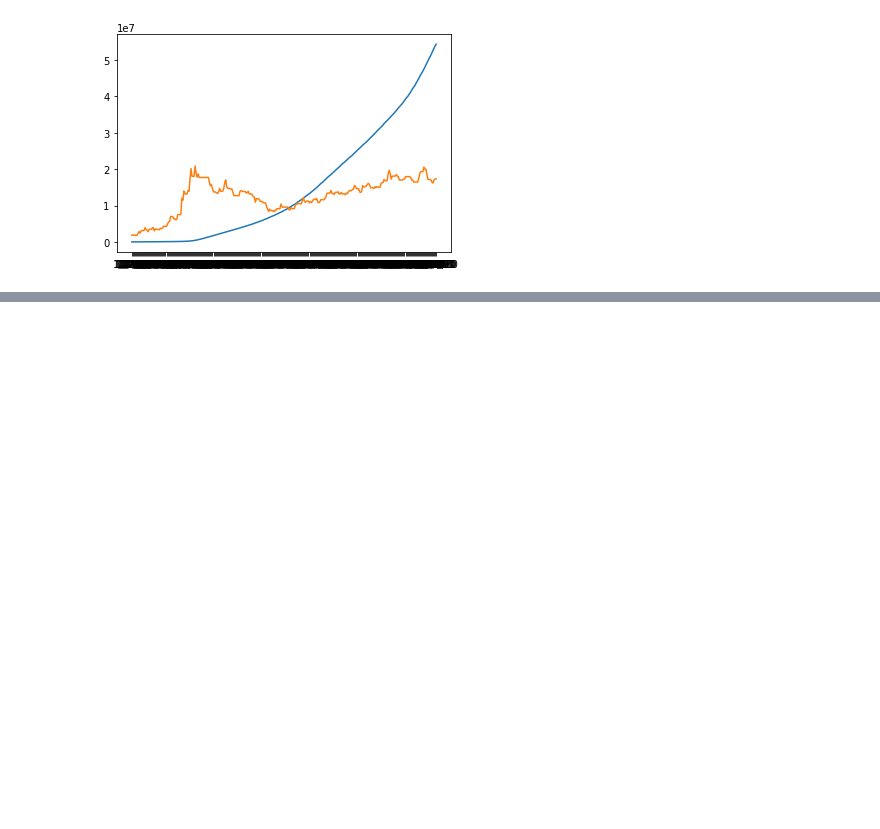
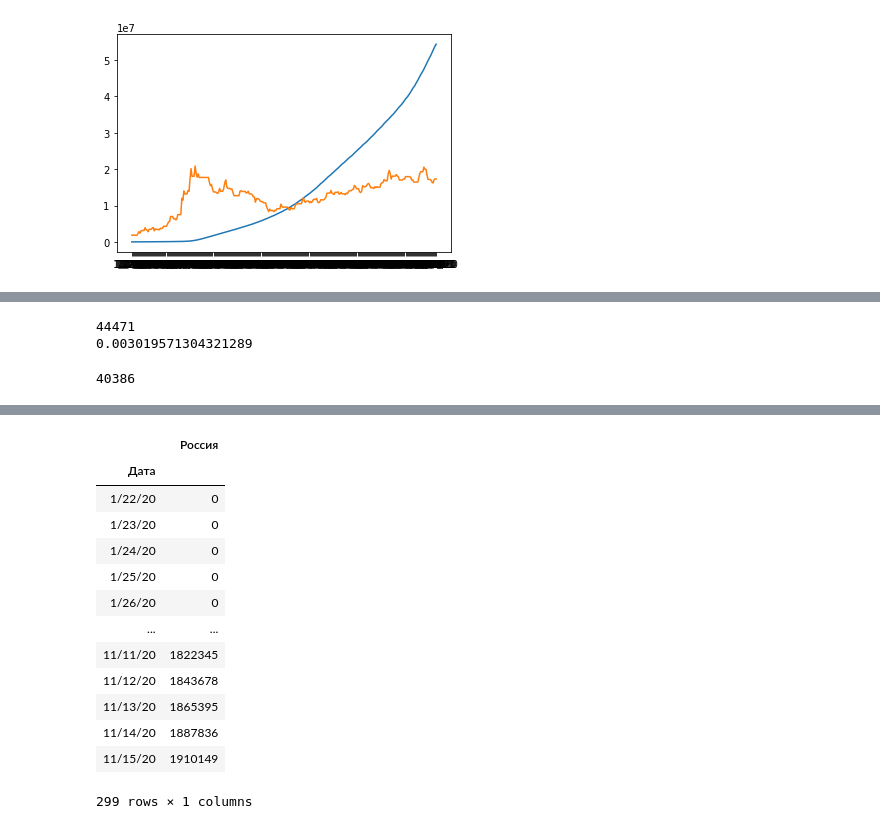
Before and after one commit to MaximNosko/KKR, a Jupyter notebook: KKR.ipynb, the cells around one changed output, grey strips where cells are left out. Saved outputs shown, nothing was run; the diff lists cells and outputs as text; code cells hidden in the pictures; blank space fills up the shorter version.

```diff
--- a/KKR.ipynb
+++ b/KKR.ipynb
@@ -303,0 +337,17 @@ plt.plot(t.index, t['Всего'],(t['Доллар США']-60)*1000000)
+# %%
+start=time.time()
+pq.write_table(pt, '1.parquet')
+print(os.path.getsize("1.parquet"))
+print(time.time()-start)
+# %% [output]
+44471
+0.003019571304321289
+# %%
+t.to_parquet('2.parquet',compression="gzip")
+print(os.path.getsize("2.parquet"))
+# %% [output]
+40386
+# %%
+%%time
+pq.read_pandas('1.parquet', columns=['Россия']).to_pandas()
+# %% [output]
@@ -303,0 +355,14 @@ plt.plot(t.index, t['Всего'],(t['Доллар США']-60)*1000000)
+|  | Россия |
+| Дата |  |
+| 1/22/20 | 0 |
+| 1/23/20 | 0 |
+| 1/24/20 | 0 |
+| 1/25/20 | 0 |
+| 1/26/20 | 0 |
+| ... | ... |
+| 11/11/20 | 1822345 |
+| 11/12/20 | 1843678 |
+| 11/13/20 | 1865395 |
+| 11/14/20 | 1887836 |
+| 11/15/20 | 1910149 |
+299 rows × 1 columns
```
Also changed, not shown: parts of 10 cells of this notebook, 6 other files.
